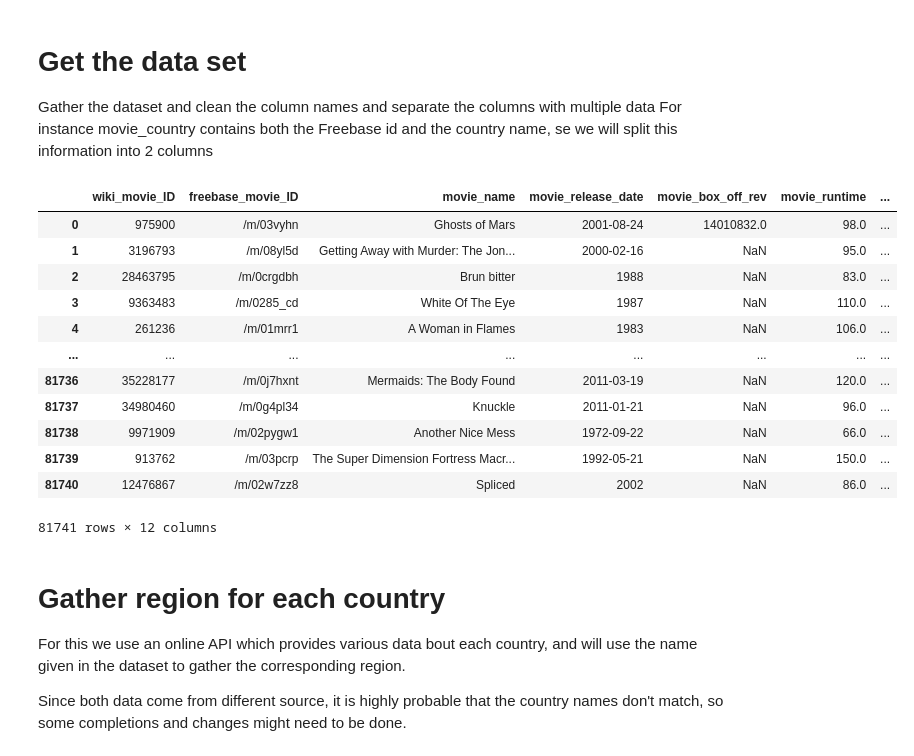
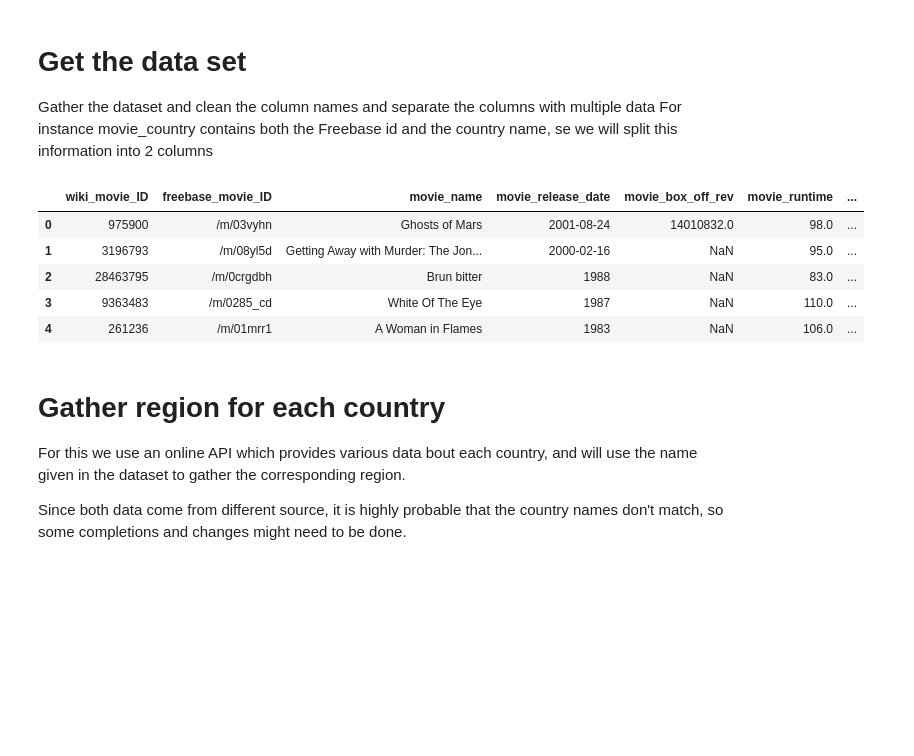
Before and after one commit to epfl-ada/ada-2022-project-armada, a Jupyter notebook: Maxime.ipynb, the cells around one changed output. Saved outputs shown, nothing was run; the diff lists cells and outputs as text; code cells hidden in the pictures; blank space fills up the shorter version.

```diff
--- a/Maxime.ipynb
+++ b/Maxime.ipynb
@@ -8,32 +8,24 @@ For instance movie_country contains both the Freebase id and the country name, s
 # %%
 # Get data set and format columns names
 df_movie=pd.read_csv('../data/movie.metadata.tsv',sep='\t',header=None)
 df_movie.columns=['wiki_movie_ID','freebase_movie_ID','movie_name','movie_release_date',\
     'movie_box_off_rev','movie_runtime','movie_languages','movie_countries','movie_genres']
 
 # Separate dictionaries into 2 columns with Freebase id and value
 df_movie["movie_countries_id"] = df_movie["movie_countries"].map(eval).apply(lambda x: list(x.keys()))
 df_movie["movie_countries"] = df_movie["movie_countries"].map(eval).apply(lambda x: list(x.values()))
 df_movie["movie_genres_id"] = df_movie["movie_genres"].map(eval).apply(lambda x: list(x.keys()))
 df_movie["movie_genres"] = df_movie["movie_genres"].map(eval).apply(lambda x: list(x.values()))
 df_movie["movie_languages_id"] = df_movie["movie_languages"].map(eval).apply(lambda x: list(x.keys()))
 df_movie["movie_languages"] = df_movie["movie_languages"].map(eval).apply(lambda x: list(x.values()))
-
-df_movie
+df_movie.head()
 # %% [output]
 |  | wiki_movie_ID | freebase_movie_ID | movie_name | movie_release_date | movie_box_off_rev | movie_runtime | ... |
 | 0 | 975900 | /m/03vyhn | Ghosts of Mars | 2001-08-24 | 14010832.0 | 98.0 | ... |
 | 1 | 3196793 | /m/08yl5d | Getting Away with Murder: The Jon... | 2000-02-16 | NaN | 95.0 | ... |
 | 2 | 28463795 | /m/0crgdbh | Brun bitter | 1988 | NaN | 83.0 | ... |
 | 3 | 9363483 | /m/0285_cd | White Of The Eye | 1987 | NaN | 110.0 | ... |
 | 4 | 261236 | /m/01mrr1 | A Woman in Flames | 1983 | NaN | 106.0 | ... |
-| ... | ... | ... | ... | ... | ... | ... | ... |
-| 81736 | 35228177 | /m/0j7hxnt | Mermaids: The Body Found | 2011-03-19 | NaN | 120.0 | ... |
-| 81737 | 34980460 | /m/0g4pl34 | Knuckle | 2011-01-21 | NaN | 96.0 | ... |
-| 81738 | 9971909 | /m/02pygw1 | Another Nice Mess | 1972-09-22 | NaN | 66.0 | ... |
-| 81739 | 913762 | /m/03pcrp | The Super Dimension Fortress Macr... | 1992-05-21 | NaN | 150.0 | ... |
-| 81740 | 12476867 | /m/02w7zz8 | Spliced | 2002 | NaN | 86.0 | ... |
-81741 rows × 12 columns
 # %% [markdown]
 # Gather region for each country
 
```
Also changed, not shown: parts of 3 cells of this notebook.
